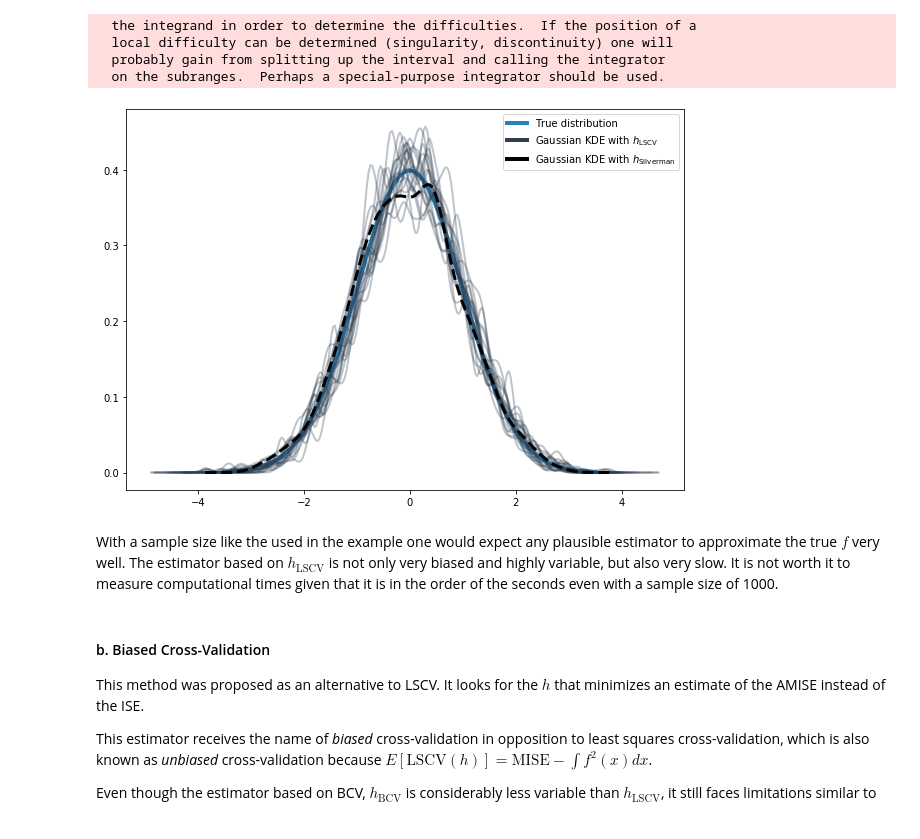
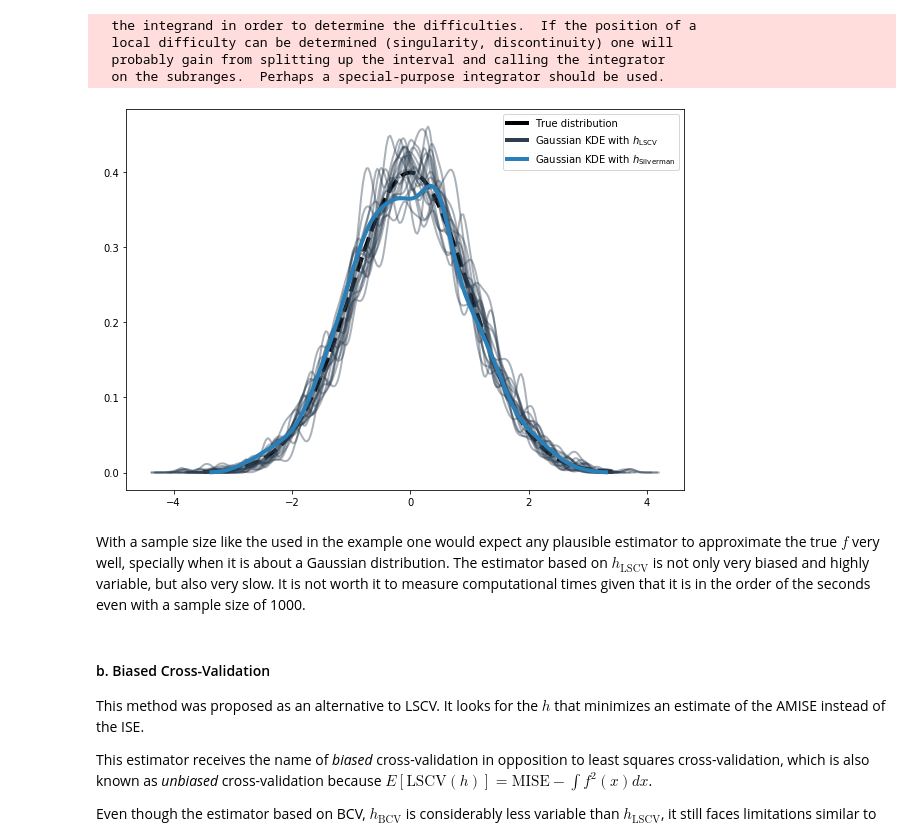
Before and after one commit to tomicapretto/density_estimation, a Jupyter notebook: notebooks/03_more_bandwidth_selectors.ipynb, the cells around one changed output. Drawn from its saved outputs; the diff is of its cells as text; code cells hidden in the pictures.

```diff
--- a/notebooks/03_more_bandwidth_selectors.ipynb
+++ b/notebooks/03_more_bandwidth_selectors.ipynb
@@ -57,26 +59,24 @@ def get_pdf(x_grid, mean, sd):
 
 np.random.seed(1234)
 x_grid = np.linspace(-6, 7, 500)
-mean = [-3, -1.8, 3]
-sd = [0.3, 0.45, 2]
+mean = [-3, -1.7, 3]
+sd = [0.3, 0.45, 0.4]
 n = 3000
 reps = 50
 
-colors = [DARK_BLUE, NIGHT_BLUE]
+colors = ["black", DARK_BLUE]
 lines = [Line2D([0], [0], color=c, linewidth=4) for c in colors]
 labels = ["True distribution", "Estimation"]
 
 pdf_true = get_pdf(x_grid, mean, sd)
-plt.plot(x_grid, pdf_true, linewidth=4, color=DARK_BLUE)
+plt.plot(x_grid, pdf_true, linewidth=4, linestyle="--", color="black")
 
 for i in range(reps):
     rvs = generate_rvs(n, mean, sd)
     x_kde, y_kde = convolution_kde(rvs)
-    plt.plot(x_kde, y_kde, linewidth=1, color=NIGHT_BLUE, alpha=0.3)
+    plt.plot(x_kde, y_kde, linewidth=1, color=DARK_BLUE, alpha=0.7)
 
 plt.hist(rvs, density=True, bins=40, alpha=0.7, Color=BLUE)
-plt.xlim(-6, 9)
-
-plt.legend(lines, labels)
-plt.show()
+plt.xlim(-5, 5)
+plt.legend(lines, labels);
 # %% [output]
@@ -152,7 +152,6 @@ The value of $h$ that minimizes $\text{LSCV}(h)$ is detoned by $h_{\text{LSCV}}$
 The first point makes least squares cross-validation not valid for an automatic usage. The second point is also connected to the fact that the method usually result in very undersmoothed estimations, as opposite to the gaussian rule of thumb.
 # %%
 # Adapted from: https://github.com/JTsolon/least-squares-cross-validation-in-KDE
-
 import statsmodels.api as sm
 from scipy.optimize import minimize
 from scipy.integrate import quad
@@ -164,7 +163,7 @@ def get_ise_loocv(h, x, x_min, x_max):
 
     Parameters
     ----------
-    x : 1-D array-like
+    x : numpy array
         1 dimensional array of sample data from the variable for which a
         density estimate is desired.
     h : float
@@ -186,7 +185,8 @@ def get_ise_loocv(h, x, x_min, x_max):
     f_squared = lambda x : dens.evaluate(x) ** 2
 
     # Compute first term of LSCV(h) -- twice the area under `f_squared`
-    f_sq_twice_area = 2 * quad(f_squared, x_min, x_max)[0]
+    # I don't remember why we need "twice", bc the formula does not say so.
+    f_sq_twice_area =  2 * quad(f_squared, x_min, x_max)[0]
 
     # Compute second term of LSCV(h)
     f_loocv_sum = 0
@@ -233,31 +233,30 @@ def h_cv(x):
     return h
 # %%
 np.random.seed(1234)
-colors = [DARK_BLUE, NIGHT_BLUE, "black"]
+colors = ["black", NIGHT_BLUE, DARK_BLUE]
 labels = ["True distribution", r"Gaussian KDE with $h_{\mathrm{LSCV}}$", "Gaussian KDE with $h_{\mathrm{Silverman}}$"]
 lines = [Line2D([0], [0], color=c, linewidth=4) for c in colors]
 
 x_grid = np.linspace(-3.5, 3.5, 500)
-plt.plot(x_grid, stats.norm.pdf(x_grid), linewidth=4, color=DARK_BLUE)
+plt.plot(x_grid, stats.norm.pdf(x_grid), linewidth=4, linestyle="--", color="black")
 
 for i in range(20):
     rvs = np.random.normal(size=1000)
     h_lscv = h_cv(rvs)
     x_kde, y_kde = convolution_kde(rvs, h=h_lscv)
-    plt.plot(x_kde, y_kde, linewidth=2, color=NIGHT_BLUE, alpha=0.3)
+    plt.plot(x_kde, y_kde, linewidth=2, color=NIGHT_BLUE, alpha=0.4)
 
 x_kde, y_kde = convolution_kde(rvs)
-plt.plot(x_kde, y_kde, linewidth=3, linestyle="--", color="black")
-plt.legend(lines, labels)
-plt.show()
+plt.plot(x_kde, y_kde, linewidth=4, color=DARK_BLUE)
+plt.legend(lines, labels);
 # %% [output]
   the integrand in order to determine the difficulties.  If the position of a
   local difficulty can be determined (singularity, discontinuity) one will
   probably gain from splitting up the interval and calling the integrator
   on the subranges.  Perhaps a special-purpose integrator should be used.
-[figure, old version]
+[figure, new version]
 # %% [markdown]
-With a sample size like the used in the example one would expect any plausible estimator to approximate the true $f$ very well. The estimator based on $h_{\text{LSCV}}$ is not only very biased and highly variable, but also very slow. It is not worth it to measure computational times given that it is in the order of the seconds even with a sample size of 1000.
+With a sample size like the used in the example one would expect any plausible estimator to approximate the true $f$ very well, specially when it is about a Gaussian distribution. The estimator based on $h_{\text{LSCV}}$ is not only very biased and highly variable, but also very slow. It is not worth it to measure computational times given that it is in the order of the seconds even with a sample size of 1000.
 # %% [markdown]
 #### b. Biased Cross-Validation
 
```
Also changed, not shown: parts of 16 cells of this notebook, 5 other files.
